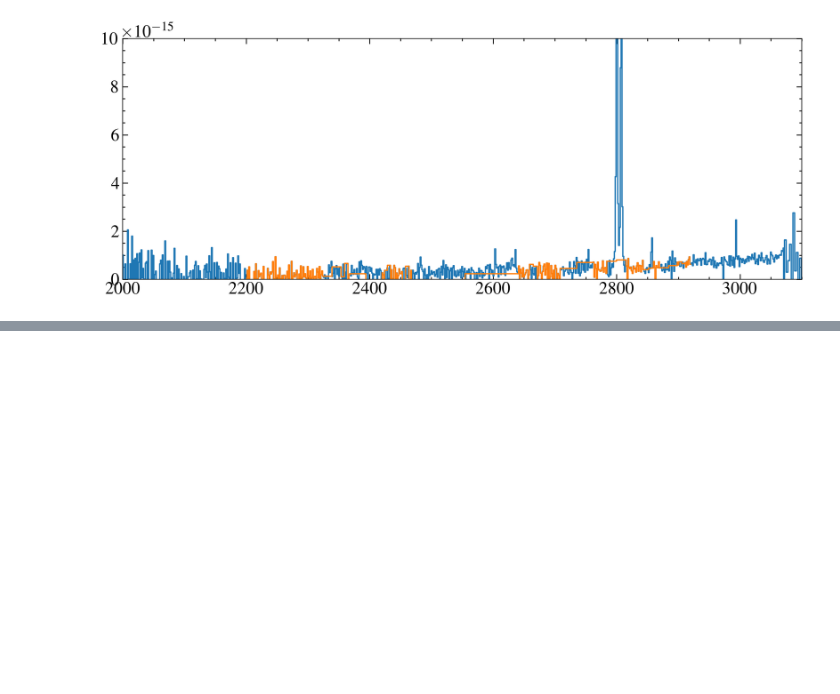
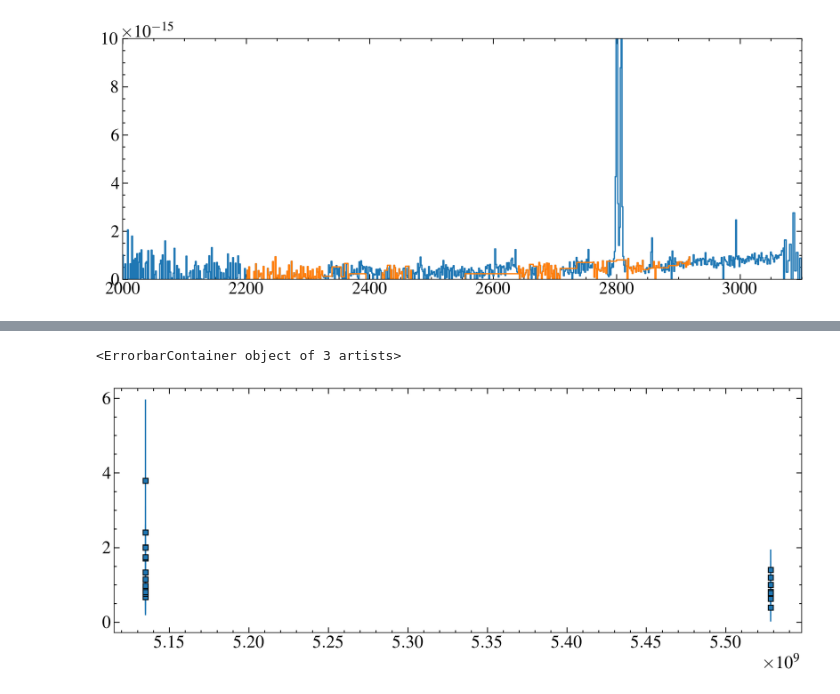
Before and after one commit to davidjwilson/gj207.1, a Jupyter notebook: wolf1130_2.ipynb, the cells around one changed output, grey strips where cells are left out. Drawn from its saved outputs; the diff is of its cells as text; code cells hidden in the pictures; blank space fills up the shorter version.

Commit message:
wolf 1130 xray

```diff
--- a/wolf1130_2.ipynb
+++ b/wolf1130_2.ipynb
@@ -188,0 +191,6 @@ r = cmaskbrs[1::2]
+# %%
+swiftlc = Table.read('/media/david/2tb_ext_hd/hddata/carmenes_binary/wolf1130/swift/xrt/lc/USERPROD_251678/lc/curve.qdp')
+# swiftlc
+xtime = swiftlc['col1']
+xcounts = swiftlc['col2']
+xcounts_e = np.array([swiftlc['col2_perr'], abs(swiftlc['col2_nerr'])])
@@ -188,0 +199,14 @@ r = cmaskbrs[1::2]
+# %%
+#swift reference times
+ref_mjd = 51910
+ref_sec = ref_mjd * 86400
+xref = 650034242.0006 #different for X-ray
+
+fig, ax = plt.subplots()
+xmask = xtime > 0 #just this observation
+xt = xtime[xmask] + xref + ref_sec
+xf, xe = xcounts[xmask] / np.median(xcounts[xmask]), np.array([xcounts_e[0][xmask] / np.median(xcounts[xmask]), xcounts_e[1][xmask] / np.median(xcounts[xmask])])
+ax.errorbar(xt, xf, yerr = xe, marker='s', ls='none', markeredgecolor='k', label=r'XRT')
+# %% [output]
+<ErrorbarContainer object of 3 artists>
+[figure, added]
```
Also changed, not shown: parts of 9 cells of this notebook, 1 other file.
